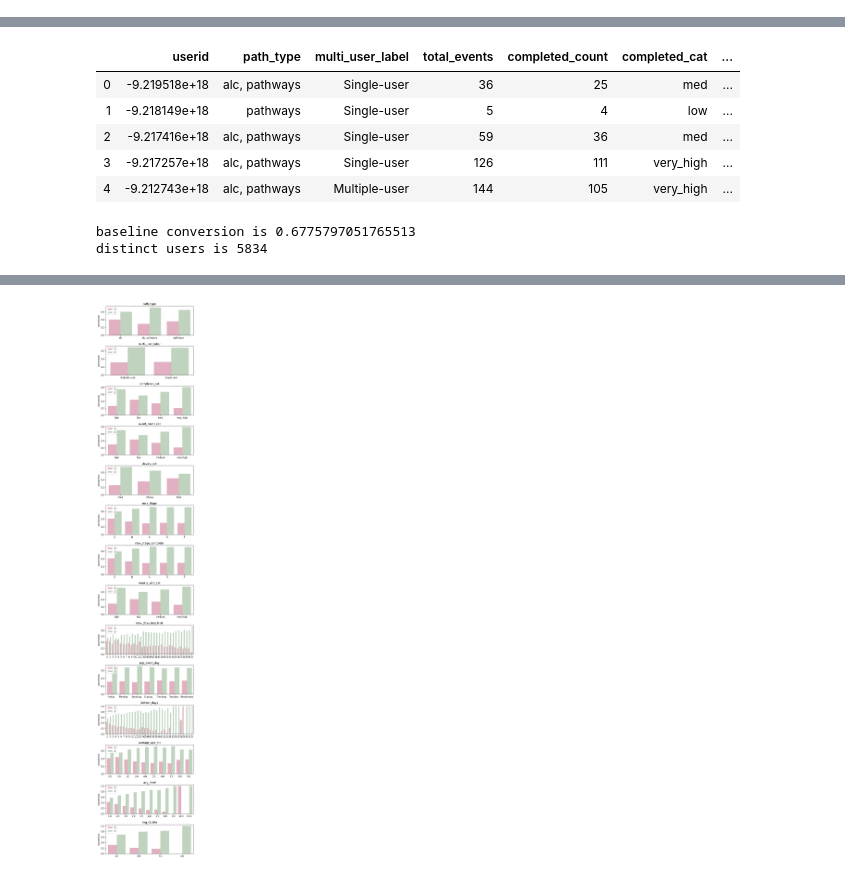
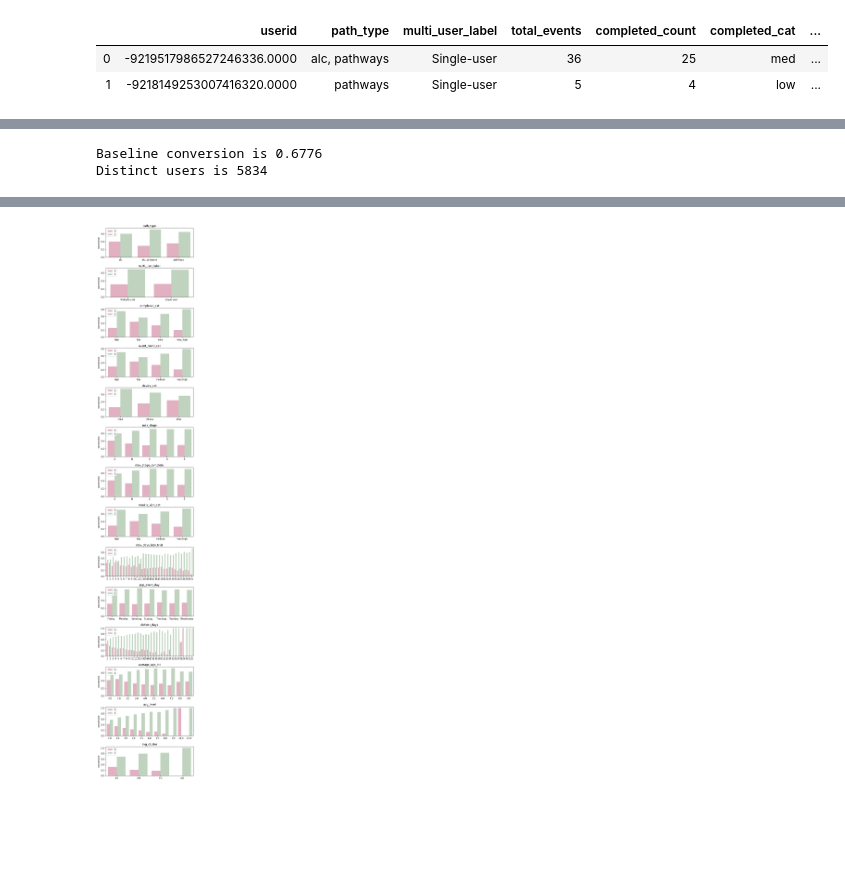
Before and after one commit to christinejiang11/personal_projects, a Jupyter notebook: Homer_Recommendation/Homer_CTP_Classification.ipynb, the cells around one changed output, grey strips where cells are left out. Saved outputs shown, nothing was run; the diff lists cells and outputs as text; code cells hidden in the pictures; blank space fills up the shorter version.

```diff
--- a/Homer_Recommendation/Homer_CTP_Classification.ipynb
+++ b/Homer_Recommendation/Homer_CTP_Classification.ipynb
@@ -24,3 +59,9 @@ homer.drop(['single_user','multiple_user','distinct_weeks'], axis = 1, inplace =
+# %%
+homer.head(2)
+# %% [output]
+|  | userid | path_type | multi_user_label | total_events | completed_count | completed_cat | ... |
+| 0 | -9219517986527246336.0000 | alc, pathways | Single-user | 36 | 25 | med | ... |
+| 1 | -9218149253007416320.0000 | pathways | Single-user | 5 | 4 | low | ... |
 # %%
 homer.describe()
 # %% [output]
@@ -33,23 +74,15 @@ homer.describe()
 | 50% | -3.989598e+16 | 36.000000 | 25.000000 | 8.000000 | 0.000000 | 10.000000 | 0.000000 | ... |
 | 75% | 4.680110e+18 | 91.000000 | 62.000000 | 22.000000 | 21.000000 | 46.000000 | 0.000000 | ... |
 | max | 9.221033e+18 | 3416.000000 | 1948.000000 | 1578.000000 | 3416.000000 | 2615.000000 | 425.000000 | ... |
-# %%
-homer.head()
-# %% [output]
-|  | userid | path_type | multi_user_label | total_events | completed_count | completed_cat | ... |
-| 0 | -9.219518e+18 | alc, pathways | Single-user | 36 | 25 | med | ... |
-| 1 | -9.218149e+18 | pathways | Single-user | 5 | 4 | low | ... |
-| 2 | -9.217416e+18 | alc, pathways | Single-user | 59 | 36 | med | ... |
-| 3 | -9.217257e+18 | alc, pathways | Single-user | 126 | 111 | very_high | ... |
-| 4 | -9.212743e+18 | alc, pathways | Multiple-user | 144 | 105 | very_high | ... |
 # %%
-#benchmarks:
+#Calculate benchmark CTP rate
 baseline = homer['ctp'].value_counts()[1]/homer['ctp'].value_counts().sum()
-print(f'baseline conversion is {baseline}')
-print('distinct users is {}'.format(homer['userid'].nunique()))
+print(f'Baseline conversion is {baseline:.4f}')
+uniqueusers = homer['userid'].nunique()
+print(f'Distinct users is {uniqueusers}')
 # %% [output]
-baseline conversion is 0.6775797051765513
-distinct users is 5834
+Baseline conversion is 0.6776
+Distinct users is 5834
 # %%
 #calculate conversion rates for CTP for every categorical variable
 #visualize results to investigate relationships
```
Also changed, not shown: parts of 19 cells of this notebook.
